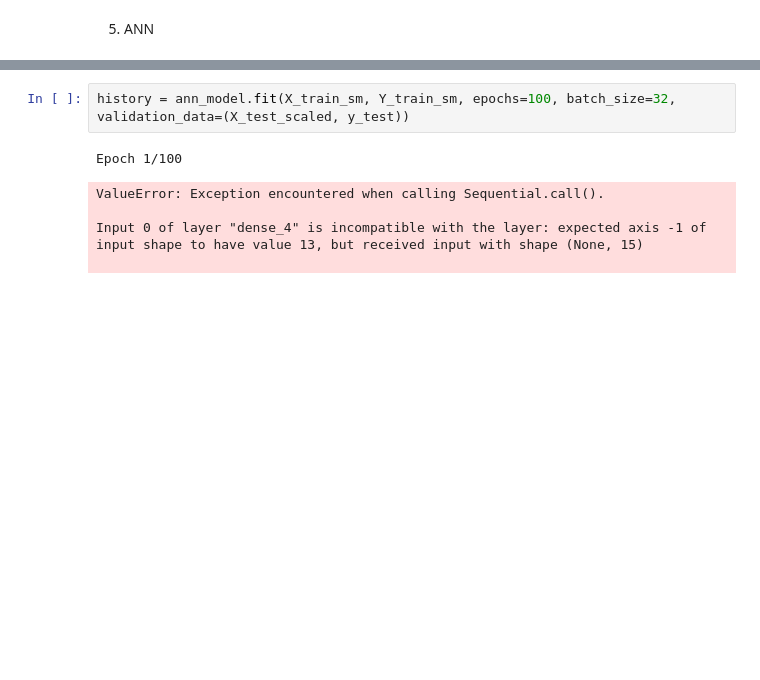
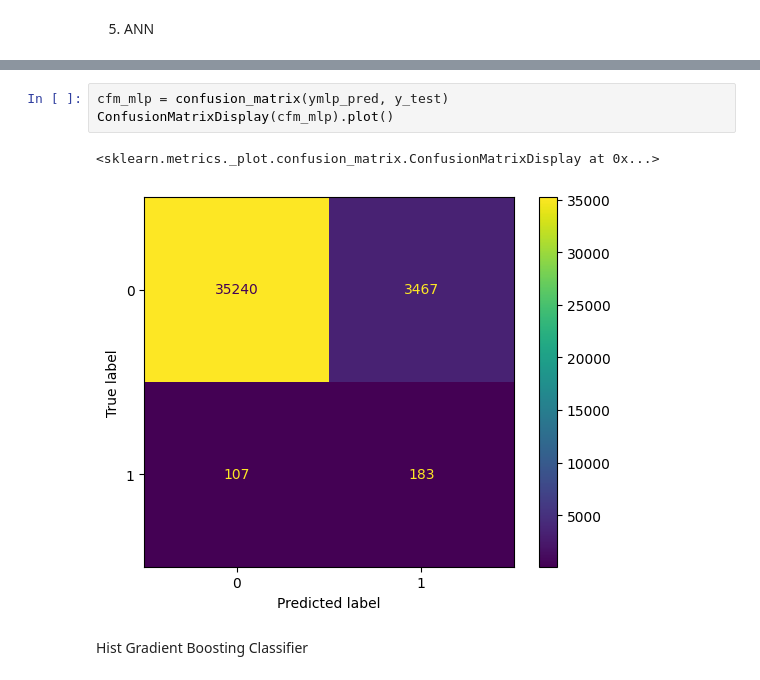
Before and after one commit to leonardsangoroh/AIFoundations, a Jupyter notebook: AssessmentOne/heart-attack-prediction-assignment.ipynb, the cells around one changed output, grey strips where cells are left out. Cells and saved outputs as stored; diff of their text form; blank space fills up the shorter version.

```diff
--- a/AssessmentOne/heart-attack-prediction-assignment.ipynb
+++ b/AssessmentOne/heart-attack-prediction-assignment.ipynb
@@ -548,8 +614,8 @@ Model: "sequential_2"
 # %%
-history = ann_model.fit(X_train_sm, Y_train_sm, epochs=100, batch_size=32, validation_data=(X_test_scaled, y_test))
+cfm_mlp = confusion_matrix(ymlp_pred, y_test)
+ConfusionMatrixDisplay(cfm_mlp).plot()
 # %% [output]
-Epoch 1/100
+<sklearn.metrics._plot.confusion_matrix.ConfusionMatrixDisplay at 0x...>
-ValueError: Exception encountered when calling Sequential.call().
-
-Input 0 of layer "dense_4" is incompatible with the layer: expected axis -1 of input shape to have value 13, but received input with shape (None, 15)
-
+[figure, added]
+# %% [markdown]
+Hist Gradient Boosting Classifier
```
Also changed, not shown: parts of 17 cells of this notebook.
